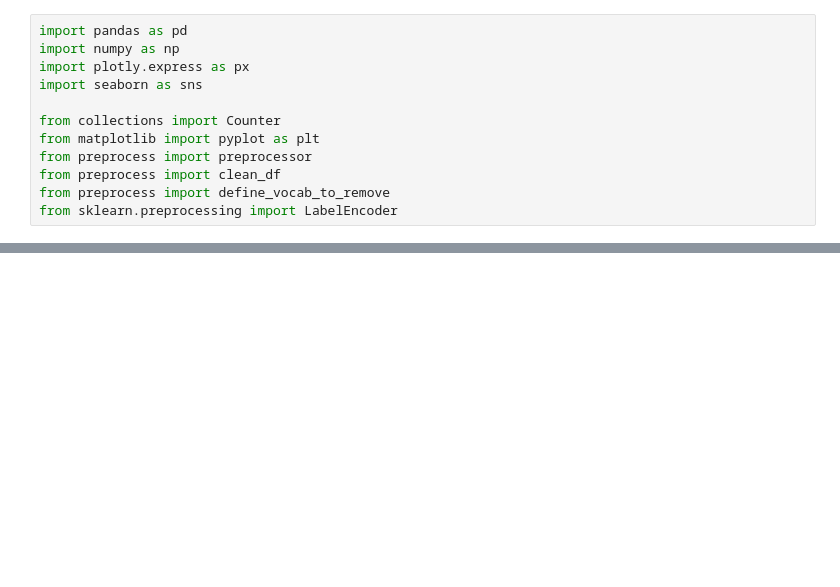
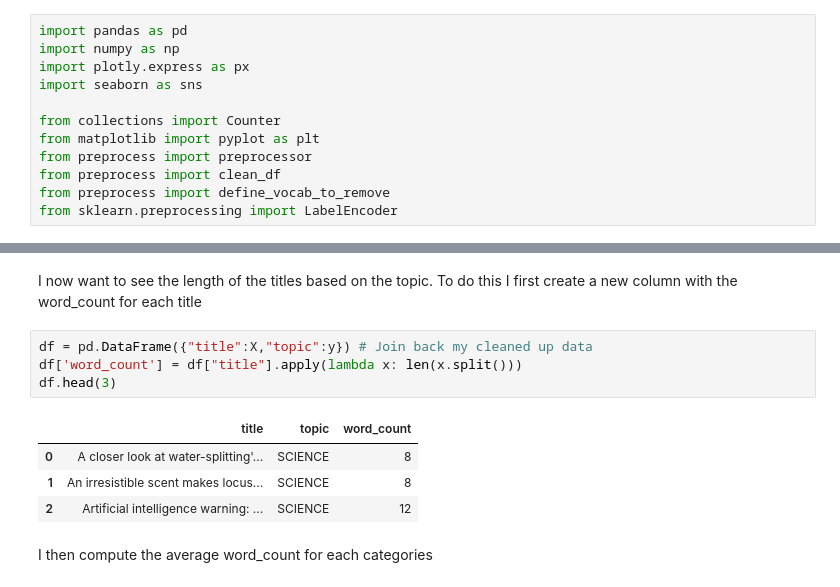
Before and after one commit to qcocheril/NLP_project, a Jupyter notebook: EDA.ipynb, the cells around one changed output, grey strips where cells are left out. Cells and saved outputs as stored; diff of their text form; blank space fills up the shorter version.

```diff
--- a/EDA.ipynb
+++ b/EDA.ipynb
@@ -193,0 +59,13 @@ Name: title_length, dtype: float64
+# %% [markdown]
+I now want to see the length of the titles based on the topic. To do this I first create a new column with the word_count for each title
+# %%
+df = pd.DataFrame({"title":X,"topic":y}) # Join back my cleaned up data
+df['word_count'] = df["title"].apply(lambda x: len(x.split()))
+df.head(3)
+# %% [output]
+|  | title | topic | word_count |
+| 0 | A closer look at water-splitting'... | SCIENCE | 8 |
+| 1 | An irresistible scent makes locus... | SCIENCE | 8 |
+| 2 | Artificial intelligence warning: ... | SCIENCE | 12 |
+# %% [markdown]
+I then compute the average word_count for each categories
```
Also changed, not shown: parts of 43 cells of this notebook, 5 other files.
